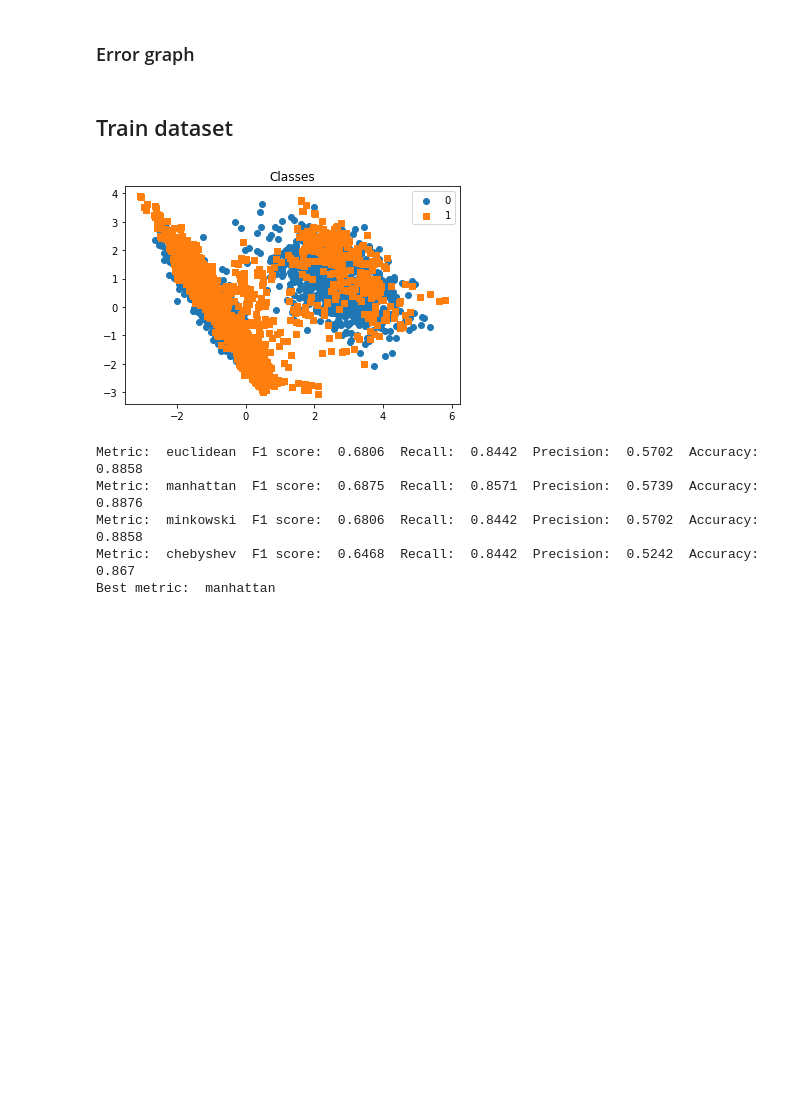
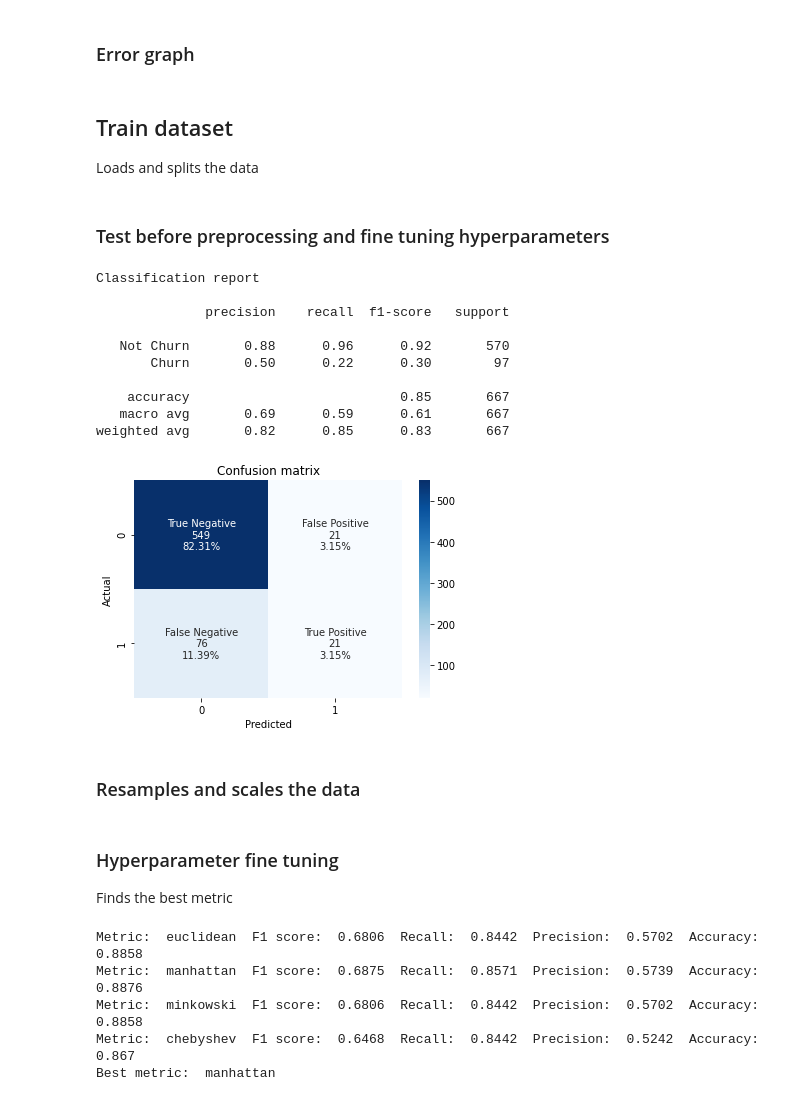
Before and after one commit to aschmirthan/TDT4173_project, a Jupyter notebook: KNN.ipynb, the cells around one changed output. Drawn from its saved outputs; the diff is of its cells as text; code cells hidden in the pictures; blank space fills up the shorter version.

```diff
--- a/KNN.ipynb
+++ b/KNN.ipynb
@@ -27,6 +26,7 @@ from imblearn.combine import SMOTETomek
 def loadData():
     df = pd.read_csv('telecom_churn.csv')
     # Remove churn from X and put it in y
+    df.drop(["MonthlyCharge", "DataUsage"], axis=1)
     X = df.drop("Churn",axis=1)
     y = df["Churn"]
     return df,X,y
@@ -127,29 +125,31 @@ Visualizations as classification report, confusion matrix, and error graph
 
 ### Classification report and confusion matrix
 # %%
-def show_classification_report(y, y_pred):
-    cf_matrix = confusion_matrix(y, y_pred)
-#     print(cf_matrix)
+def show_classification_report(y, y_pred, fig_name):
+    cfm = confusion_matrix(y, y_pred)
+
     target_names = ['Not Churn', 'Churn']
     #Classification_report
     print("\nClassification report\n")
     print(classification_report(y, y_pred, target_names=target_names))
 
-    #https://medium.com/@dtuk81/confusion-matrix-visualization-fc31e3f30fea
+    # The code below is taken from
+    # https://medium.com/@dtuk81/confusion-matrix-visualization-fc31e3f30fea
+    # with minor changes
     group_names = ["True Negative","False Positive","False Negative","True Positive"]
     group_counts = ["{0:0.0f}".format(value) for value in
-                    cf_matrix.flatten()]
+                    cfm.flatten()]
     group_percentages = ["{0:.2%}".format(value) for value in
-                         cf_matrix.flatten()/np.sum(cf_matrix)]
+                         cfm.flatten()/np.sum(cfm)]
     labels = [f"{v1}\n{v2}\n{v3}" for v1, v2, v3 in
               zip(group_names,group_counts,group_percentages)]
     labels = np.asarray(labels).reshape(2,2)
 
-    sns_plot = sns.heatmap(cf_matrix, annot=labels, fmt="", cmap='Blues')
+    sns_plot = sns.heatmap(cfm, annot=labels, fmt="", cmap='Blues')
     sns_plot.set_title("Confusion matrix")
     sns_plot.set_xlabel("Predicted")
     sns_plot.set_ylabel("Actual")
-    sns_plot.figure.savefig('images/knn/confusion_matrix_knn.jpg')
+    sns_plot.figure.savefig('images/knn/' + fig_name + '.jpg')
 # %% [markdown]
 ### Error graph
 # %%
@@ -245,5 +179,6 @@ def plot_2d_space(X, y, label='Classes'):
 # %% [markdown]
 ## Train dataset
+Loads and splits the data
 # %%
 #Random_state and test_split
 random_state = 1
@@ -254,13 +189,25 @@ df, X, y = loadData()
 
 #Split data set
 X_train, X_val, X_test, y_train, y_val, y_test = splitData(X, y, test_split, random_state)
-
-#Resample data set
-# X_train, y_train = resample_dataset(X_train, y_train, random_state)
-X_train, y_train = resample_SMOTE(X_train, y_train, random_state)
-
-#Scale data set
-X_train, X_val, X_test = scale(X_train, X_val, X_test)
-plot_2d_space(X_train, y_train)
-# %% [output]
-[figure, removed]
+# %% [markdown]
+### Test before preprocessing and fine tuning hyperparameters
+# %%
+#Train classifier to find best K value
+classifier = train_classifier(X_train, y_train, 5, "minkowski")
+#5 is default value for n_neighbours, minkowski is default metric
+y_pred = classifier.predict(X_test)
+show_classification_report(y_test, y_pred, "confusion_matrix_knn_original")
+# %% [output]
+Classification report
+
+              precision    recall  f1-score   support
+
+   Not Churn       0.88      0.96      0.92       570
+       Churn       0.50      0.22      0.30        97
+
+    accuracy                           0.85       667
+   macro avg       0.69      0.59      0.61       667
+weighted avg       0.82      0.85      0.83       667
+[figure, added]
+# %% [markdown]
+### Resamples and scales the data
@@ -267,3 +221,6 @@ plot_2d_space(X_train, y_train)
+# %% [markdown]
+### Hyperparameter fine tuning
+Finds the best metric
 # %%
 # The metrics we are going to test with to find the best metric
 metrics = ["euclidean", "manhattan", "minkowski", "chebyshev"]
```
Also changed, not shown: parts of 33 cells of this notebook, 3 other files.
